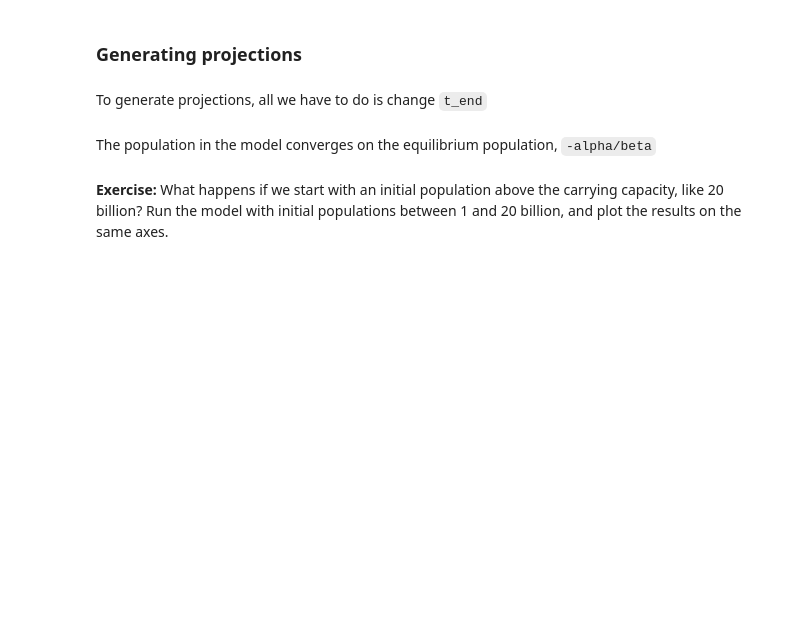
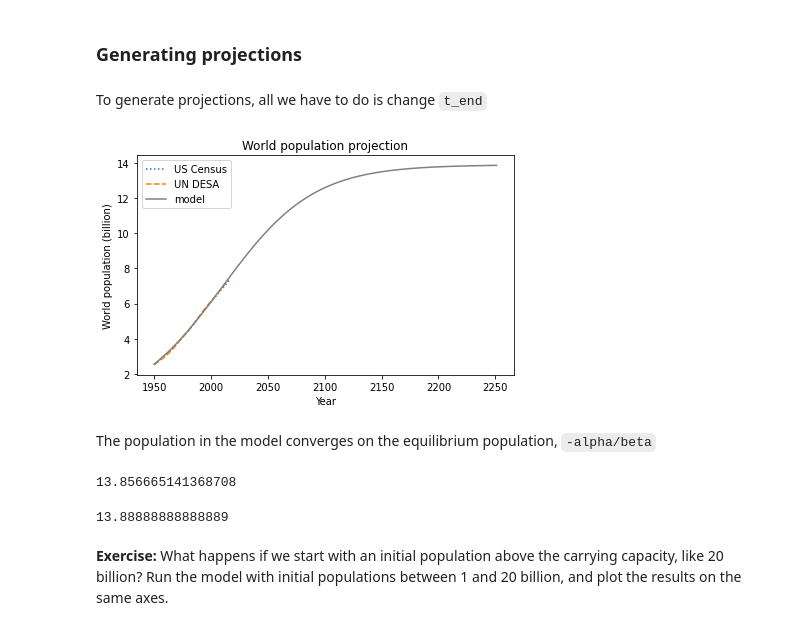
Before and after one commit to st3vejobs/DATA-604, a Jupyter notebook: Homework_4/DATA_604_HW4_Chapter_8.ipynb, the cells around one changed output. Drawn from its saved outputs; the diff is of its cells as text; code cells hidden in the pictures; blank space fills up the shorter version.

```diff
--- a/Homework_4/DATA_604_HW4_Chapter_8.ipynb
+++ b/Homework_4/DATA_604_HW4_Chapter_8.ipynb
@@ -139,3 +146,27 @@ NameError: ignored
+# %%
+def get_first_label(x):
+    """Returns the label of the first element.
+    :param x: Series or DataFrame
+    """
+    return x.index[0]
+
+def get_last_label(x):
+    """Returns the label of the last element.
+    :param x: Series or DataFrame
+    """
+    return x.index[-1]
+
+def get_first_value(x):
+    """Returns the value of the first element.
+    Does not work with DataFrames; use first_row().
+    :param x: Series
+    """
+    return x[x.index[0]]
+
+
+t_0 = get_first_label(census)
+t_end = get_last_label(census)
+p_0 = get_first_value(census)
 # %% [markdown]
 Initialize the system object.
 # %%
@@ -156,13 +189,19 @@ To generate projections, all we have to do is change `t_end`
 # %%
 system.t_end = 2250
 results = run_simulation(system, update_func_quad)
 plot_results(census, un, results, 'World population projection')
-savefig('figs/chap08-fig01.pdf')
+#savefig('figs/chap08-fig01.pdf')
+# %% [output]
+[figure, added]
 # %% [markdown]
 The population in the model converges on the equilibrium population, `-alpha/beta`
 # %%
 results[system.t_end]
+# %% [output]
+13.856665141368708
 # %%
 -system.alpha / system.beta
+# %% [output]
+13.88888888888889
 # %% [markdown]
 **Exercise:**  What happens if we start with an initial population above the carrying capacity, like 20 billion?  Run the model with initial populations between 1 and 20 billion, and plot the results on the same axes.
```
Also changed, not shown: parts of 21 cells of this notebook.
